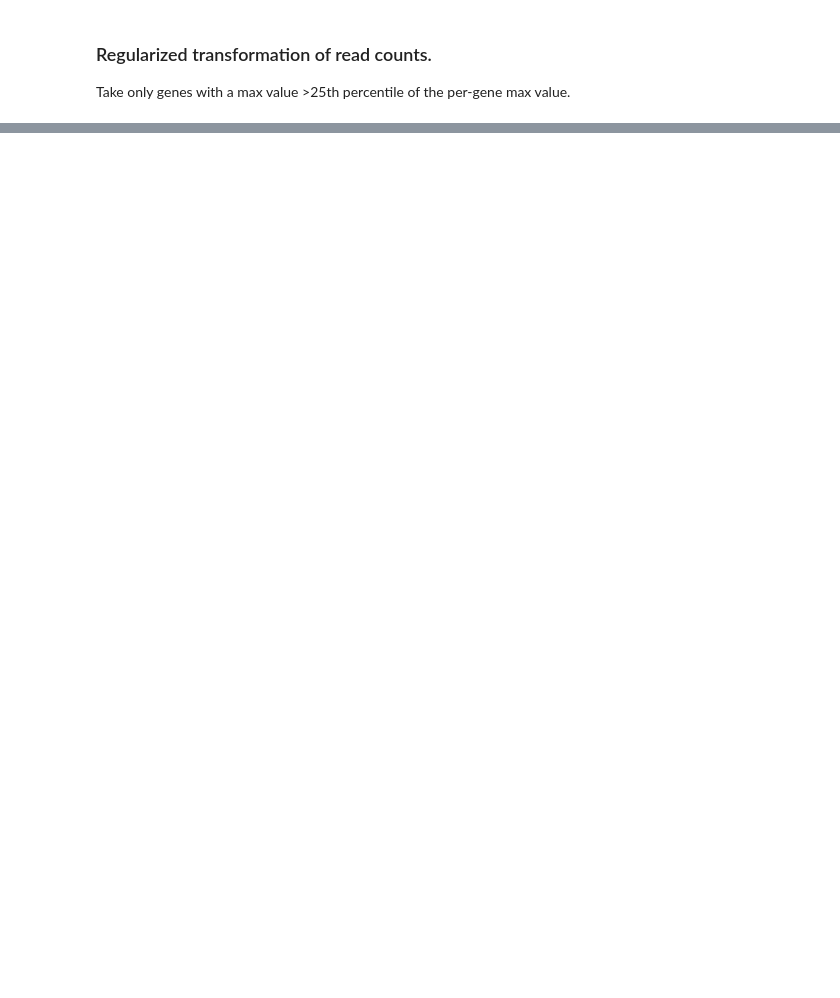
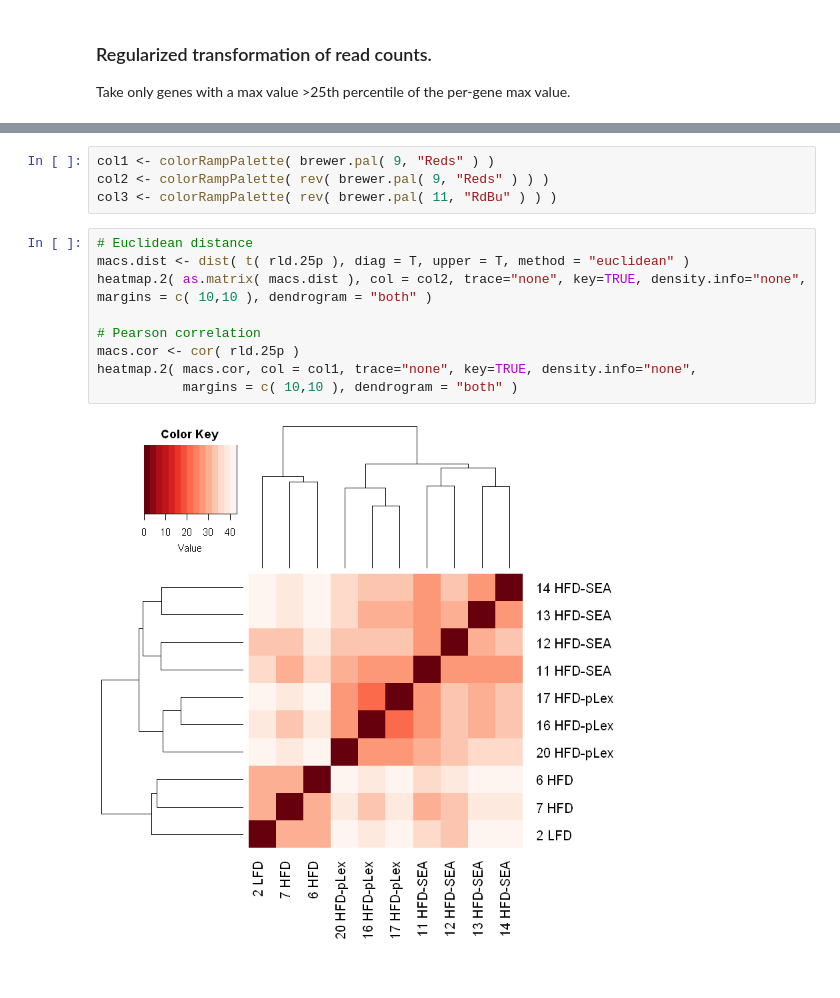
Before and after one commit to jpoles1/AdiposeCellseq, a Jupyter notebook: RAnalysis.ipynb, the cells around one changed output, grey strips where cells are left out. Drawn from its saved outputs; the diff is of its cells as text; blank space fills up the shorter version.

```diff
--- a/RAnalysis.ipynb
+++ b/RAnalysis.ipynb
@@ -164,0 +225,15 @@ rld.25p <- rld[ which( maxPerGene > quantile( maxPerGene )[2] ), ]
+# %%
+col1 <- colorRampPalette( brewer.pal( 9, "Reds" ) )
+col2 <- colorRampPalette( rev( brewer.pal( 9, "Reds" ) ) )
+col3 <- colorRampPalette( rev( brewer.pal( 11, "RdBu" ) ) )
+# %%
+# Euclidean distance
+macs.dist <- dist( t( rld.25p ), diag = T, upper = T, method = "euclidean" )
+heatmap.2( as.matrix( macs.dist ), col = col2, trace="none", key=TRUE, density.info="none", margins = c( 10,10 ), dendrogram = "both" )
+
+# Pearson correlation
+macs.cor <- cor( rld.25p )
+heatmap.2( macs.cor, col = col1, trace="none", key=TRUE, density.info="none",
+           margins = c( 10,10 ), dendrogram = "both" )
+# %% [output]
+[figure, added]
```
Also changed, not shown: parts of 12 cells of this notebook.
